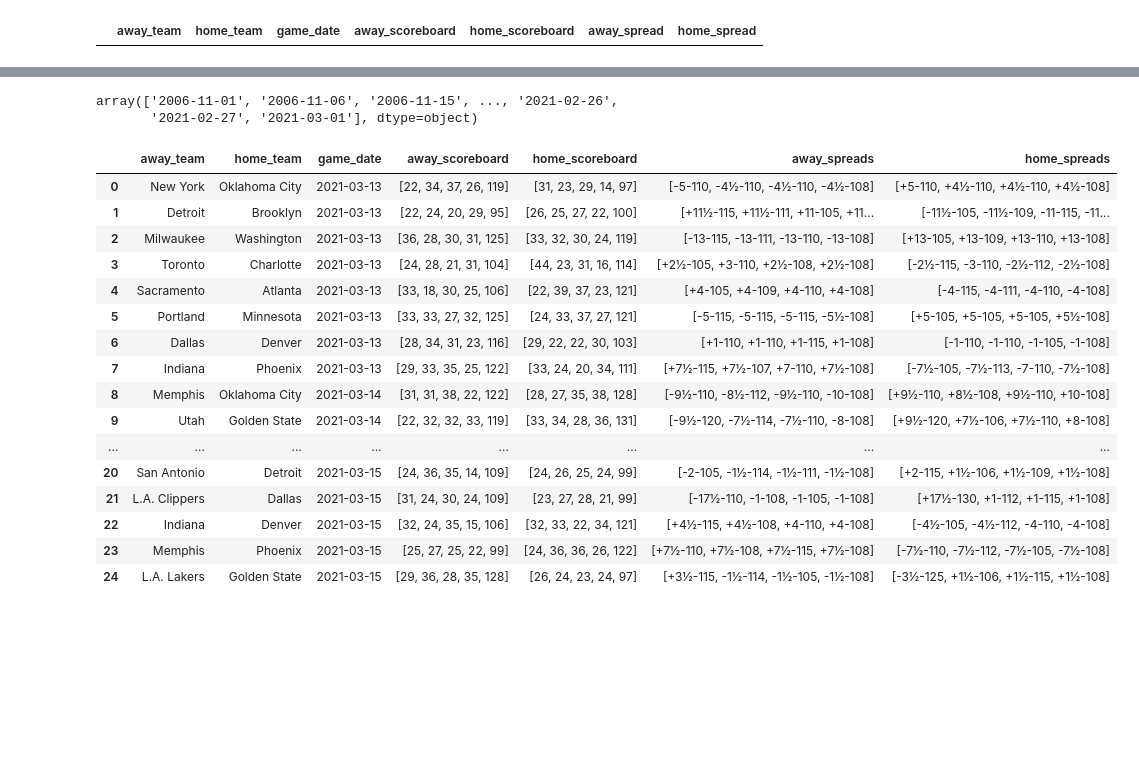
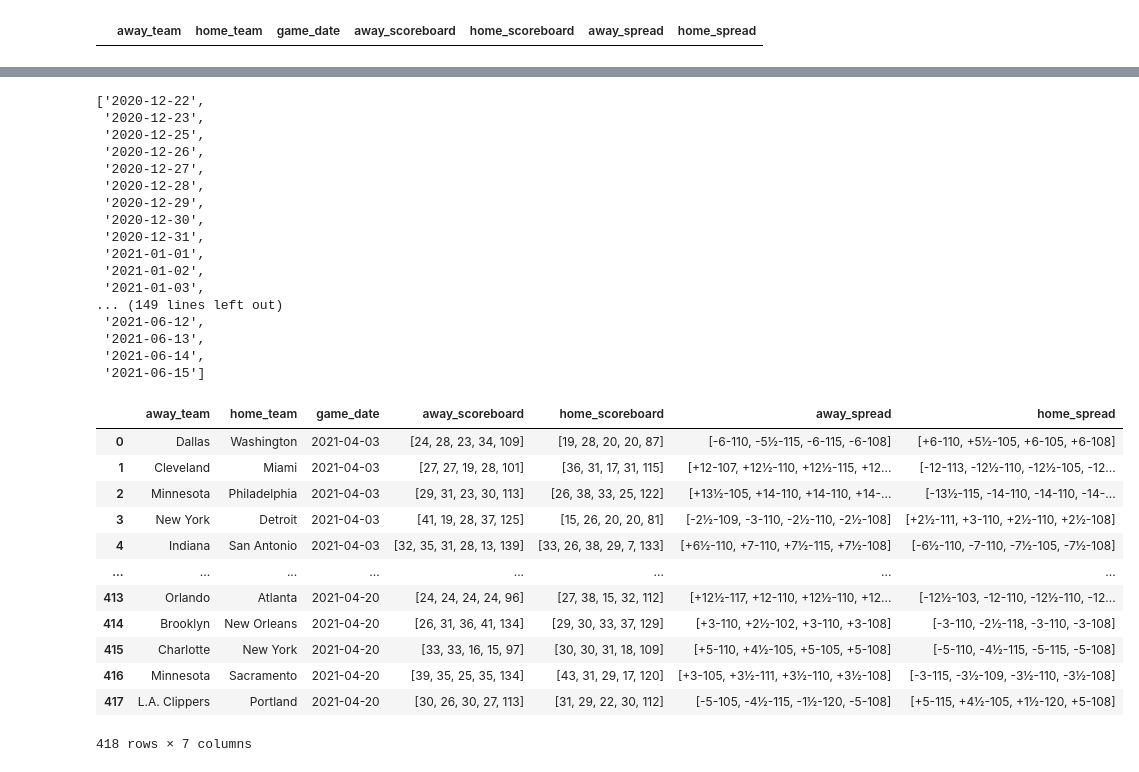
Before and after one commit to jnish23/NBA_Model, a Jupyter notebook: notebooks/ScrapingBettingLinesSelenium.ipynb, the cells around one changed output, grey strips where cells are left out. Cells and saved outputs as stored; diff of their text form; code cells hidden in the pictures; blank space fills up the shorter version.

```diff
--- a/notebooks/ScrapingBettingLinesSelenium.ipynb
+++ b/notebooks/ScrapingBettingLinesSelenium.ipynb
@@ -755,3 +836,5 @@ array(['2008-03-01', '2016-01-12', '2016-04-03', '2016-10-29'],
+# %%
+dates_to_scrape_ml = set(dates)-current_moneyline_dates
 # %%
 # Get Moneylines
 
@@ -761,7 +844,7 @@ home_teams1 = []
 away_moneylines1 = []
 home_moneylines1 = []
 
-for date in tqdm(missing_dates, desc='progress'):
+for date in tqdm(dates_to_scrape_ml, desc='progress'):
     web = 'https://www.sportsbookreview.com/betting-odds/nba-basketball/money-line/?date={}'.format(date)
     path = '../chromedriver.exe'
     driver = webdriver.Chrome(path)
@@ -885,8 +968,27 @@ len(missing_dates)
-# %%
-missing_dates
-# %% [output]
-array(['2006-11-01', '2006-11-06', '2006-11-15', ..., '2021-02-26',
-       '2021-02-27', '2021-03-01'], dtype=object)
+# %%
+dates = get_dates_to_scrape()
+
+dates
+# %% [output]
+['2020-12-22',
+ '2020-12-23',
+ '2020-12-25',
+ '2020-12-26',
+ '2020-12-27',
+ '2020-12-28',
+ '2020-12-29',
+ '2020-12-30',
+ '2020-12-31',
+ '2021-01-01',
+ '2021-01-02',
+ '2021-01-03',
+... (149 lines left out)
+ '2021-06-12',
+ '2021-06-13',
+ '2021-06-14',
+ '2021-06-15']
+# %%
+dates_to_scrape = set(dates) - set(current_spread_df['game_date'].unique().tolist())
 # %%
 # Get Spreads
 
@@ -898,7 +1000,7 @@ home_scoreboards = []
 away_spreads = []
 home_spreads = []
 
-for date in tqdm(['2021-03-13', '2021-03-14', '2021-03-15'], desc='progress'):
+for date in tqdm(dates_to_scrape, desc='progress'):
     web = 'https://www.sportsbookreview.com/betting-odds/nba-basketball/pointspread/?date={}'.format(date)
     path = '../chromedriver.exe'
     driver = webdriver.Chrome(path)
@@ -947,47 +1049,43 @@ for date in tqdm(['2021-03-13', '2021-03-14', '2021-03-15'], desc='progress'):
         spreads = event.find_elements_by_class_name('pointer-2j4Dk')
         away_lines = []
         home_lines = []
         for i in range(len(spreads)):
             if i % 2 == 0:
                 away_lines.append(spreads[i].text)
             else:
                 home_lines.append(spreads[i].text)
         away_spreads.append(away_lines)
         home_spreads.append(home_lines)
 
         if len(away_spreads) != len(away_teams):
             num_to_add = len(away_teams) - len(away_spreads)
             for i in range(num_to_add):
                 away_scoreboards.append([])
                 home_scoreboards.append([])
 
 
     driver.quit()
 
 spreads_to_add_df = pd.DataFrame({'away_team':away_teams,
                   'home_team':home_teams,
                    'game_date':gm_date,
                   'away_scoreboard':away_scoreboards,
                   'home_scoreboard':home_scoreboards,
                   'away_spread':away_spreads,
                   'home_spread':home_spreads})
 
 spreads_to_add_df
 # %% [output]
-|  | away_team | home_team | game_date | away_scoreboard | home_scoreboard | away_spreads | home_spreads |
-| 0 | New York | Oklahoma City | 2021-03-13 | [22, 34, 37, 26, 119] | [31, 23, 29, 14, 97] | [-5-110, -4½-110, -4½-110, -4½-108] | [+5-110, +4½-110, +4½-110, +4½-108] |
-| 1 | Detroit | Brooklyn | 2021-03-13 | [22, 24, 20, 29, 95] | [26, 25, 27, 22, 100] | [+11½-115, +11½-111, +11-105, +11... | [-11½-105, -11½-109, -11-115, -11... |
-| 2 | Milwaukee | Washington | 2021-03-13 | [36, 28, 30, 31, 125] | [33, 32, 30, 24, 119] | [-13-115, -13-111, -13-110, -13-108] | [+13-105, +13-109, +13-110, +13-108] |
-| 3 | Toronto | Charlotte | 2021-03-13 | [24, 28, 21, 31, 104] | [44, 23, 31, 16, 114] | [+2½-105, +3-110, +2½-108, +2½-108] | [-2½-115, -3-110, -2½-112, -2½-108] |
-| 4 | Sacramento | Atlanta | 2021-03-13 | [33, 18, 30, 25, 106] | [22, 39, 37, 23, 121] | [+4-105, +4-109, +4-110, +4-108] | [-4-115, -4-111, -4-110, -4-108] |
-| 5 | Portland | Minnesota | 2021-03-13 | [33, 33, 27, 32, 125] | [24, 33, 37, 27, 121] | [-5-115, -5-115, -5-115, -5½-108] | [+5-105, +5-105, +5-105, +5½-108] |
-| 6 | Dallas | Denver | 2021-03-13 | [28, 34, 31, 23, 116] | [29, 22, 22, 30, 103] | [+1-110, +1-110, +1-115, +1-108] | [-1-110, -1-110, -1-105, -1-108] |
-| 7 | Indiana | Phoenix | 2021-03-13 | [29, 33, 35, 25, 122] | [33, 24, 20, 34, 111] | [+7½-115, +7½-107, +7-110, +7½-108] | [-7½-105, -7½-113, -7-110, -7½-108] |
-| 8 | Memphis | Oklahoma City | 2021-03-14 | [31, 31, 38, 22, 122] | [28, 27, 35, 38, 128] | [-9½-110, -8½-112, -9½-110, -10-108] | [+9½-110, +8½-108, +9½-110, +10-108] |
-| 9 | Utah | Golden State | 2021-03-14 | [22, 32, 32, 33, 119] | [33, 34, 28, 36, 131] | [-9½-120, -7½-114, -7½-110, -8-108] | [+9½-120, +7½-106, +7½-110, +8-108] |
+|  | away_team | home_team | game_date | away_scoreboard | home_scoreboard | away_spread | home_spread |
+| 0 | Dallas | Washington | 2021-04-03 | [24, 28, 23, 34, 109] | [19, 28, 20, 20, 87] | [-6-110, -5½-115, -6-115, -6-108] | [+6-110, +5½-105, +6-105, +6-108] |
+| 1 | Cleveland | Miami | 2021-04-03 | [27, 27, 19, 28, 101] | [36, 31, 17, 31, 115] | [+12-107, +12½-110, +12½-115, +12... | [-12-113, -12½-110, -12½-105, -12... |
+| 2 | Minnesota | Philadelphia | 2021-04-03 | [29, 31, 23, 30, 113] | [26, 38, 33, 25, 122] | [+13½-105, +14-110, +14-110, +14-... | [-13½-115, -14-110, -14-110, -14-... |
+| 3 | New York | Detroit | 2021-04-03 | [41, 19, 28, 37, 125] | [15, 26, 20, 20, 81] | [-2½-109, -3-110, -2½-110, -2½-108] | [+2½-111, +3-110, +2½-110, +2½-108] |
+| 4 | Indiana | San Antonio | 2021-04-03 | [32, 35, 31, 28, 13, 139] | [33, 26, 38, 29, 7, 133] | [+6½-110, +7-110, +7½-115, +7½-108] | [-6½-110, -7-110, -7½-105, -7½-108] |
 | ... | ... | ... | ... | ... | ... | ... | ... |
-| 20 | San Antonio | Detroit | 2021-03-15 | [24, 36, 35, 14, 109] | [24, 26, 25, 24, 99] | [-2-105, -1½-114, -1½-111, -1½-108] | [+2-115, +1½-106, +1½-109, +1½-108] |
-| 21 | L.A. Clippers | Dallas | 2021-03-15 | [31, 24, 30, 24, 109] | [23, 27, 28, 21, 99] | [-17½-110, -1-108, -1-105, -1-108] | [+17½-130, +1-112, +1-115, +1-108] |
-| 22 | Indiana | Denver | 2021-03-15 | [32, 24, 35, 15, 106] | [32, 33, 22, 34, 121] | [+4½-115, +4½-108, +4-110, +4-108] | [-4½-105, -4½-112, -4-110, -4-108] |
-| 23 | Memphis | Phoenix | 2021-03-15 | [25, 27, 25, 22, 99] | [24, 36, 36, 26, 122] | [+7½-110, +7½-108, +7½-115, +7½-108] | [-7½-110, -7½-112, -7½-105, -7½-108] |
-| 24 | L.A. Lakers | Golden State | 2021-03-15 | [29, 36, 28, 35, 128] | [26, 24, 23, 24, 97] | [+3½-115, -1½-114, -1½-105, -1½-108] | [-3½-125, +1½-106, +1½-115, +1½-108] |
+| 413 | Orlando | Atlanta | 2021-04-20 | [24, 24, 24, 24, 96] | [27, 38, 15, 32, 112] | [+12½-117, +12-110, +12½-110, +12... | [-12½-103, -12-110, -12½-110, -12... |
+| 414 | Brooklyn | New Orleans | 2021-04-20 | [26, 31, 36, 41, 134] | [29, 30, 33, 37, 129] | [+3-110, +2½-102, +3-110, +3-108] | [-3-110, -2½-118, -3-110, -3-108] |
+| 415 | Charlotte | New York | 2021-04-20 | [33, 33, 16, 15, 97] | [30, 30, 31, 18, 109] | [+5-110, +4½-105, +5-105, +5-108] | [-5-110, -4½-115, -5-115, -5-108] |
+| 416 | Minnesota | Sacramento | 2021-04-20 | [39, 35, 25, 35, 134] | [43, 31, 29, 17, 120] | [+3-105, +3½-111, +3½-110, +3½-108] | [-3-115, -3½-109, -3½-110, -3½-108] |
+| 417 | L.A. Clippers | Portland | 2021-04-20 | [30, 26, 30, 27, 113] | [31, 29, 22, 30, 112] | [-5-105, -4½-115, -1½-120, -5-108] | [+5-115, +4½-105, +1½-120, +5-108] |
+418 rows × 7 columns
```
Also changed, not shown: parts of 19 cells of this notebook, 48 other files.
